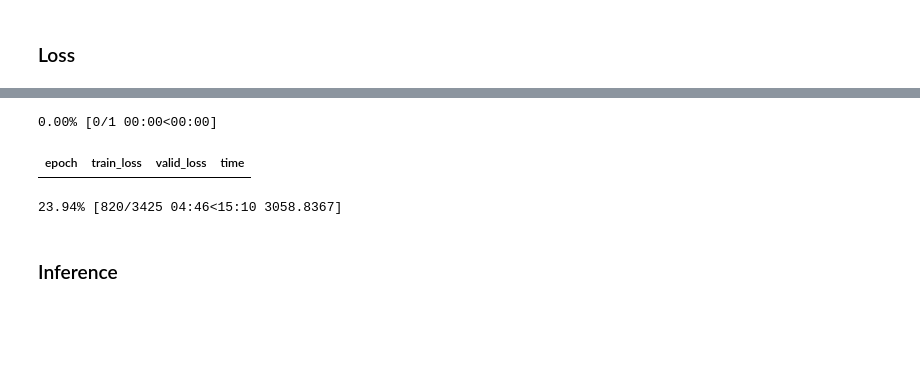
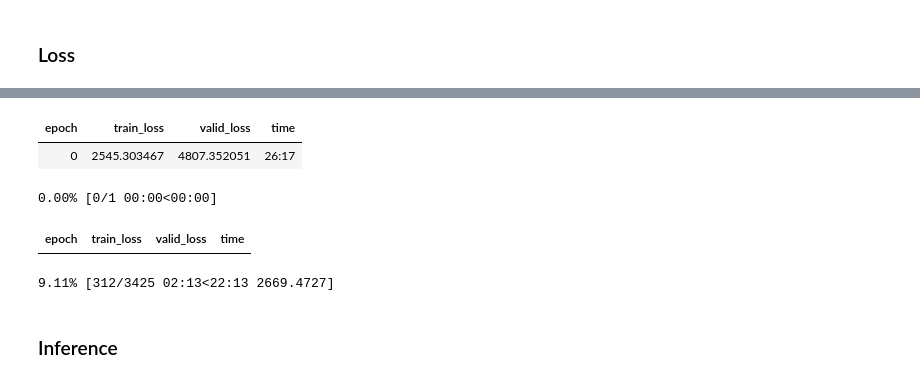
Before and after one commit to lanhhv84/FastAI-SSD, a Jupyter notebook: ssd_coco.ipynb, the cells around one changed output, grey strips where cells are left out. Saved outputs shown, nothing was run; the diff lists cells and outputs as text; code cells hidden in the pictures; blank space fills up the shorter version.

```diff
--- a/ssd_coco.ipynb
+++ b/ssd_coco.ipynb
@@ -109,8 +109,8 @@ images_data = {}
 # %%
-for i in range(len(data['images'])):
-    image_id = data['images'][i]['id']
-    filename = data['images'][i]['file_name']
-    item = Item()
-    item.filename = filename
-    images_data[image_id] = item
+# for i in range(len(data['images'])):
+#     image_id = data['images'][i]['id']
+#     filename = data['images'][i]['file_name']
+#     item = Item()
+#     item.filename = filename
+#     images_data[image_id] = item
 # %%
@@ -285,11 +309,15 @@ def ssd_loss(out, truth_loc, truth_conf, smoothl1, cre, iou_thres=0.6):
     # offset (calculate center)
     truth = (truth + 1)*(IMAGE_SIZE/2)
     truth[:, 0, :], truth[:, 1 ,:] = truth[:, 1 ,:], truth[:, 0 ,:]
-    truth[:, 2, :], truth[:, 3, :] = truth[:, 3, :] - truth[:, 0, :], truth[:, 2, :] - truth[:, 1 ,:]
+    truth[:, 2, :], truth[:, 3, :] = truth[:, 3, :], truth[:, 2, :]
+
+    truth[:, 2, :], truth[:, 3, :] = truth[:, 2, :] - truth[:, 0, :], truth[:, 3, :] - truth[:, 1 ,:]
+
     truth[:, 0, :], truth[:, 1 ,:] = truth[:, 0, :] + 0.5*truth[:, 2, :], truth[:, 1 ,:] + 0.5*truth[:, 3, :]
 
 
     truth = truth/IMAGE_SIZE
+    assert truth.max() <= 1 and truth.min() >= 0, "{} {}".format(truth.max(), truth.min())
 
 
     for i in range(len(loc)):
@@ -509,4 +537,4 @@ loss = partial(ssd_loss, smoothl1=nn.SmoothL1Loss(reduction='sum'), cre=nn.Cross
 opt = partial(torch.optim.SGD, lr=1e-3, momentum=0.9, weight_decay=0.0005)
 # %%
 learn = Learner(data, net, loss_func=loss, opt_func=opt)
-learn = clip_grad(learn, clip=1)
+learn = clip_grad(learn, clip=3)
@@ -515,8 +565,10 @@ learn = clip_grad(learn, clip=1)
 # %%
-for i in range(3):
+for i in range(10):
     learn.fit(1) # 9500
     learn.save(path/'_weight_{}.bin'.format(i))
 # %% [output]
+| epoch | train_loss | valid_loss | time |
+| 0 | 2545.303467 | 4807.352051 | 26:17 |
 0.00% [0/1 00:00<00:00]
-| epoch | train_loss | valid_loss | time |
+| epoch | train_loss | valid_loss | time |
-23.94% [820/3425 04:46<15:10 3058.8367]
+9.11% [312/3425 02:13<22:13 2669.4727]
```
Also changed, not shown: parts of 26 cells of this notebook, 1 other file.
